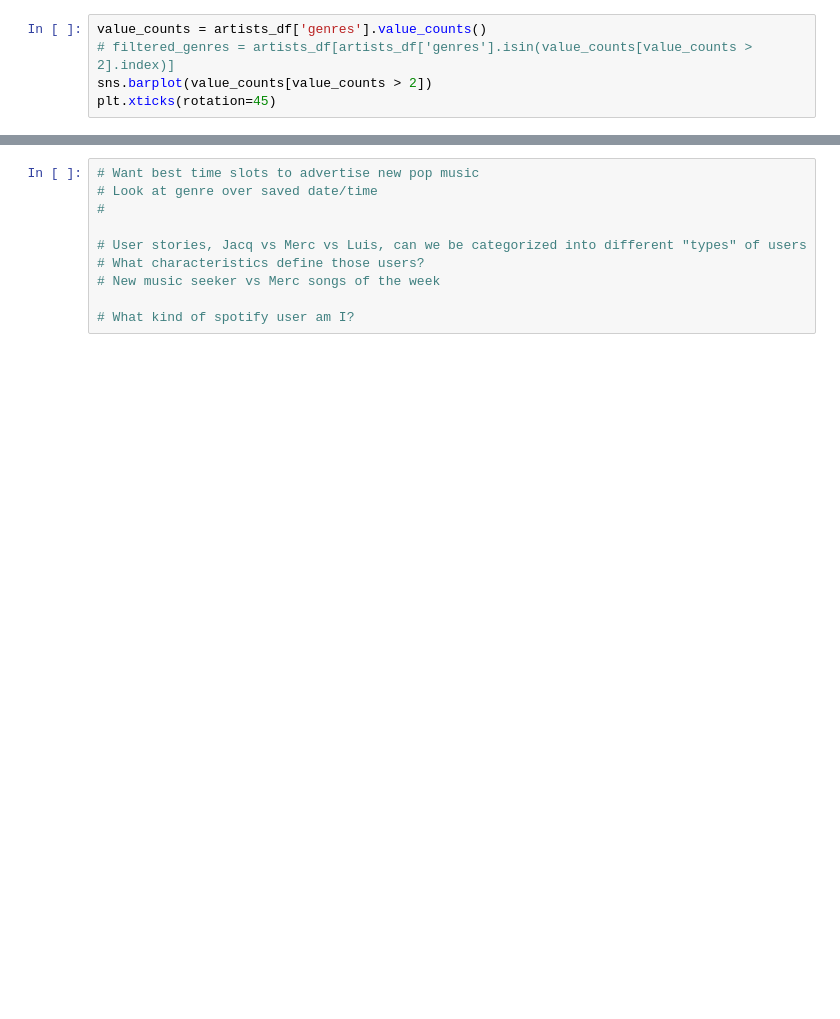
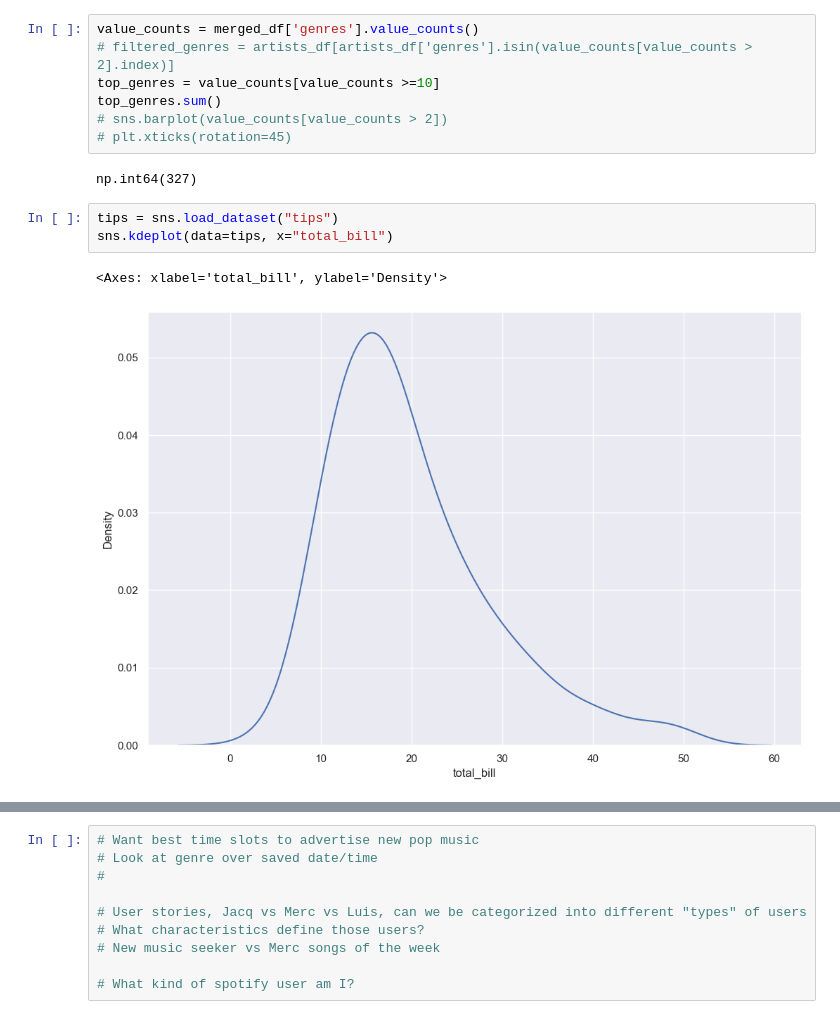
Before and after one commit to jacqhorizon/spotify-data-analysis, a Jupyter notebook: analysis.ipynb, the cells around one changed output, grey strips where cells are left out. Cells and saved outputs as stored; diff of their text form; blank space fills up the shorter version.

```diff
--- a/analysis.ipynb
+++ b/analysis.ipynb
@@ -105,5 +191,15 @@ tracks_df.plot(y='popularity', x='release_year',kind='scatter')
 # %%
-value_counts = artists_df['genres'].value_counts()
+value_counts = merged_df['genres'].value_counts()
 # filtered_genres = artists_df[artists_df['genres'].isin(value_counts[value_counts > 2].index)]
-sns.barplot(value_counts[value_counts > 2])
-plt.xticks(rotation=45)
+top_genres = value_counts[value_counts >=10]
+top_genres.sum()
+# sns.barplot(value_counts[value_counts > 2])
+# plt.xticks(rotation=45)
+# %% [output]
+np.int64(327)
+# %%
+tips = sns.load_dataset("tips")
+sns.kdeplot(data=tips, x="total_bill")
+# %% [output]
+<Axes: xlabel='total_bill', ylabel='Density'>
+[figure, added]
```
Also changed, not shown: parts of 33 cells of this notebook, 3 other files.
